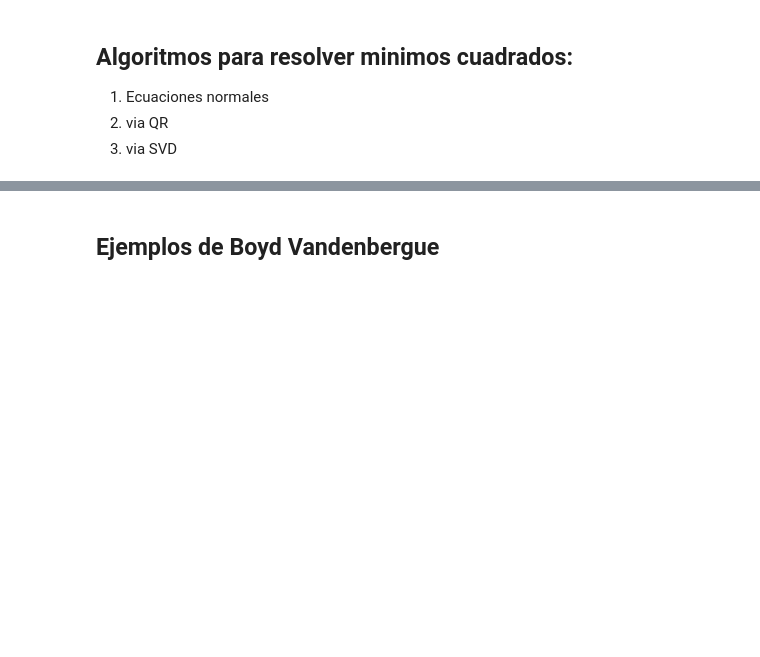
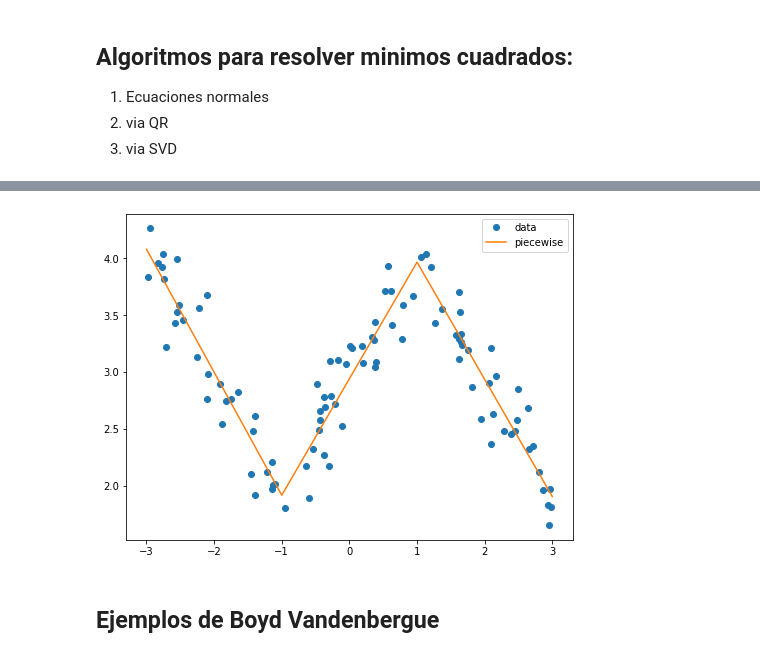
Before and after one commit to ManuelSanchezUribe/IMT3850, a Jupyter notebook: Jupyter notebooks/Algebra Lineal 4.ipynb, the cells around one changed output, grey strips where cells are left out. Drawn from its saved outputs; the diff is of its cells as text; code cells hidden in the pictures; blank space fills up the shorter version.

```diff
--- a/Jupyter notebooks/Algebra Lineal 4.ipynb
+++ b/Jupyter notebooks/Algebra Lineal 4.ipynb
@@ -113,3 +164,22 @@ def LS_viaLinearsystem(A,b):
+# %%
+x = np.random.rand(100)*6-3
+
+A = np.vstack(( [np.ones(x.size), x,f1(x),f2(x)] )).T
+coeff = np.array([1, -1, 2, -2])
+noise = np.random.normal(0, .25, x.shape)
+b = A.dot(coeff) + noise
+
+c = np.linalg.solve((A.T@A), (A.T).dot(b))
+cfun = lambda x: c[0]*1 + c[1]*x + c[2]*f1(x) + c[3]*f2(x)
+# plots
+fig, ax = plt.subplots(figsize=(8,6))
+ax.plot(x,b,'o', label='data')
+xplot = np.linspace(-3,3,100)
+ax.plot(xplot, cfun(xplot), label='piecewise')
+ax.legend()
+plt.show()
+# %% [output]
+[figure, added]
 # %% [markdown]
 ## Ejemplos de Boyd Vandenbergue
 # %% [markdown]
```
Also changed, not shown: parts of 23 cells of this notebook, 3 other files.
